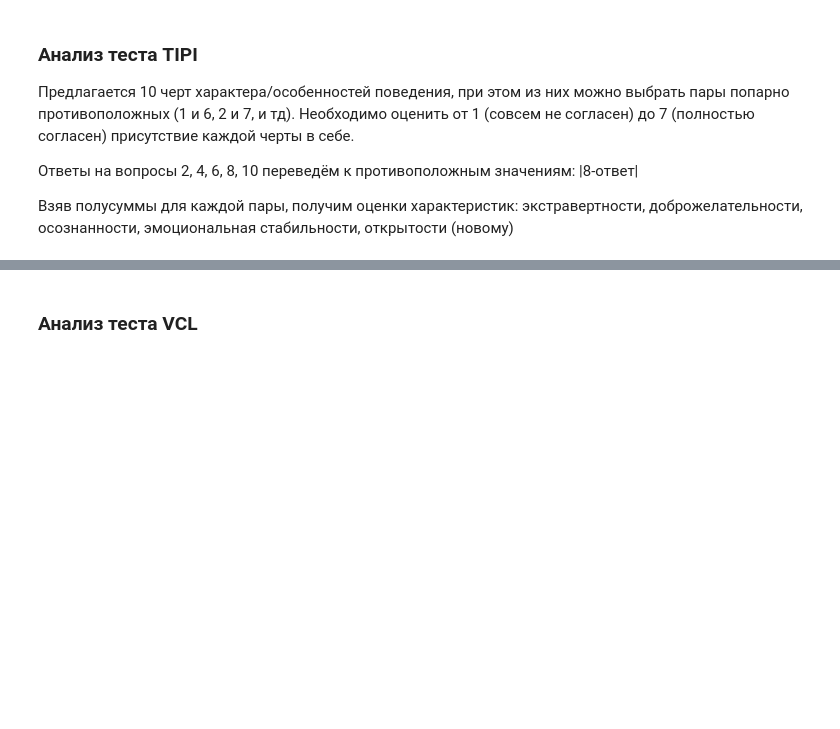
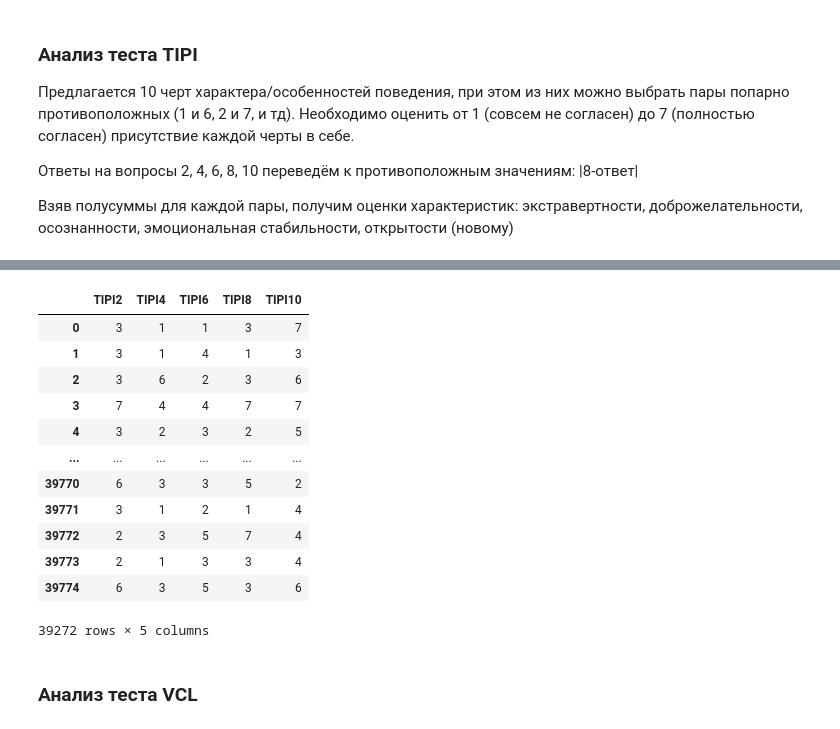
Before and after one commit to rrrin/mental-health, a Jupyter notebook: mental_research.ipynb, the cells around one changed output, grey strips where cells are left out. Saved outputs shown, nothing was run; the diff lists cells and outputs as text; code cells hidden in the pictures; blank space fills up the shorter version.

```diff
--- a/mental_research.ipynb
+++ b/mental_research.ipynb
@@ -1146,5 +805,3 @@ sns.boxplot(x='depr_level_q', y='mean_time', data=scales_q_time)
 Ответы на вопросы 2, 4, 6, 8, 10 переведём к противоположным значениям: |8-ответ|
 
 Взяв полусуммы для каждой пары, получим оценки характеристик: экстравертности, доброжелательности, осознанности, эмоциональная стабильности, открытости (новому)
-# %%
-scale_t_data.loc[:, ['TIPI'+str(i*2) for i in range(1,6)]]=8-scale_t_data.loc[:, ['TIPI'+str(i*2) for i in range(1,6)]]
@@ -1160,6 +807,0 @@ See the caveats in the documentation: https://pandas.pydata.org/pandas-docs/stab
-# %%
-scale_t_data['Extraversion']=(scale_t_data['TIPI1']+scale_t_data['TIPI6'])/2
-scale_t_data['Agreeableness']=(scale_t_data['TIPI2']+scale_t_data['TIPI7'])/2
-scale_t_data['Conscientiousness']=(scale_t_data['TIPI3']+scale_t_data['TIPI8'])/2
-scale_t_data['Em_stability']=(scale_t_data['TIPI4']+scale_t_data['TIPI9'])/2
-scale_t_data['Openness']=(scale_t_data['TIPI5']+scale_t_data['TIPI10'])/2
@@ -1183,0 +808,4 @@ See the caveats in the documentation: https://pandas.pydata.org/pandas-docs/stab
+# %%
+res=scale_t_data.loc[:, ['TIPI'+str(i*2) for i in range(1,6)]].apply(lambda x: 8-x)
+# %%
+scale_t_data.loc[:, ['TIPI'+str(i*2) for i in range(1,6)]]=res.copy()
@@ -1183,0 +821,16 @@ See the caveats in the documentation: https://pandas.pydata.org/pandas-docs/stab
+# %%
+scale_t_data.loc[:, ['TIPI'+str(i*2) for i in range(1,6)]]
+# %% [output]
+|  | TIPI2 | TIPI4 | TIPI6 | TIPI8 | TIPI10 |
+| 0 | 3 | 1 | 1 | 3 | 7 |
+| 1 | 3 | 1 | 4 | 1 | 3 |
+| 2 | 3 | 6 | 2 | 3 | 6 |
+| 3 | 7 | 4 | 4 | 7 | 7 |
+| 4 | 3 | 2 | 3 | 2 | 5 |
+| ... | ... | ... | ... | ... | ... |
+| 39770 | 6 | 3 | 3 | 5 | 2 |
+| 39771 | 3 | 1 | 2 | 1 | 4 |
+| 39772 | 2 | 3 | 5 | 7 | 4 |
+| 39773 | 2 | 1 | 3 | 3 | 4 |
+| 39774 | 6 | 3 | 5 | 3 | 6 |
+39272 rows × 5 columns
```
Also changed, not shown: parts of 73 cells of this notebook.
